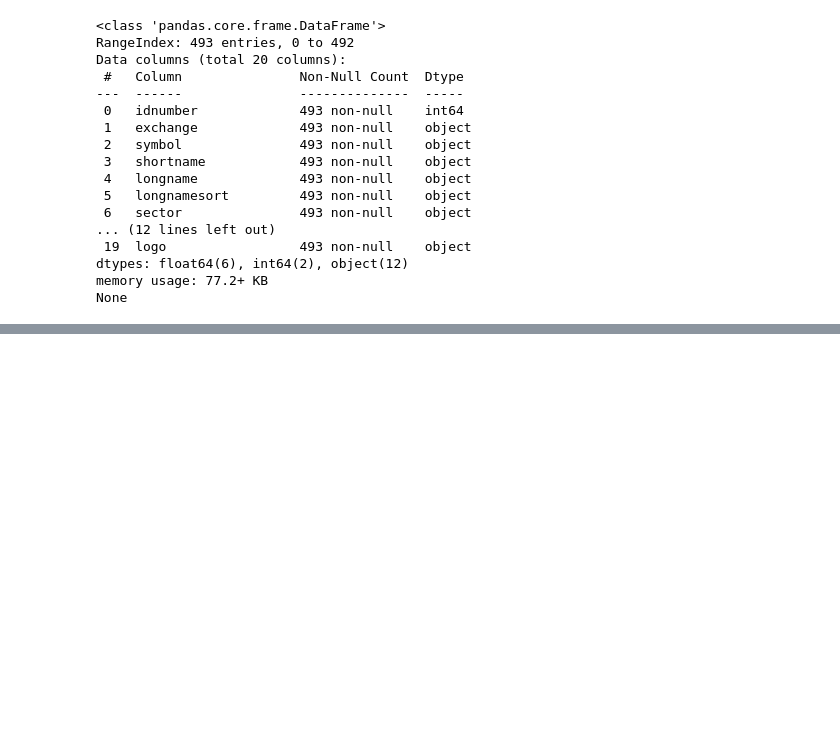
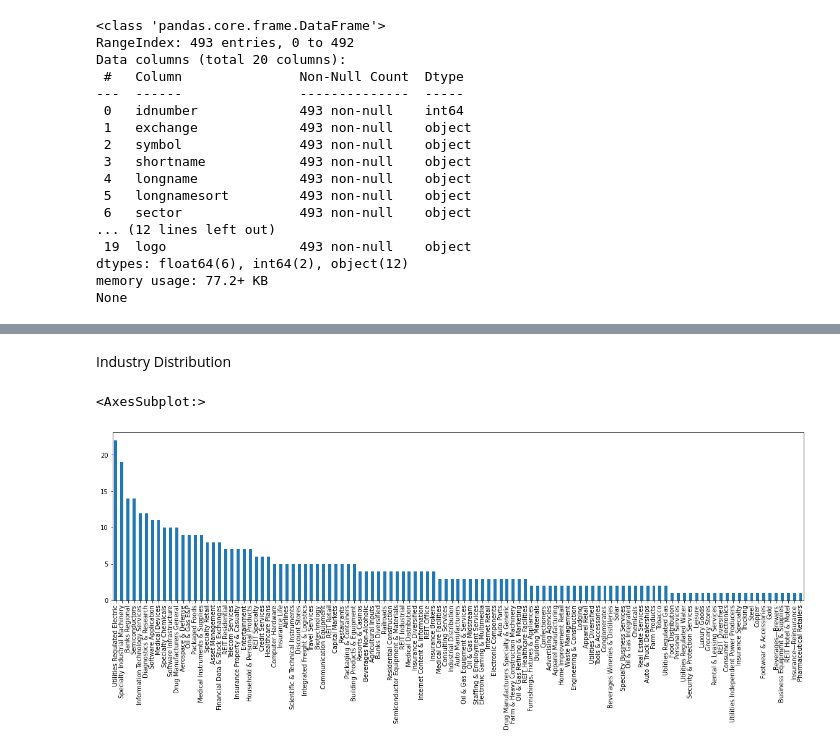
Before and after one commit to DaraghK93/stockApp, a Jupyter notebook: machineLearning/stockRecommendationSystem/s&p_knn.ipynb, the cells around one changed output, grey strips where cells are left out. Saved outputs shown, nothing was run; the diff lists cells and outputs as text; code cells hidden in the pictures; blank space fills up the shorter version.

```diff
--- a/machineLearning/stockRecommendationSystem/s&p_knn.ipynb
+++ b/machineLearning/stockRecommendationSystem/s&p_knn.ipynb
@@ -51,0 +74,7 @@ None
+# %% [markdown]
+Industry Distribution
+# %%
+stocks['industry'].value_counts().plot(x = 'industry', y ='count', kind = 'bar', figsize = (20,5))
+# %% [output]
+<AxesSubplot:>
+[figure, added]
```
Also changed, not shown: parts of 16 cells of this notebook.
